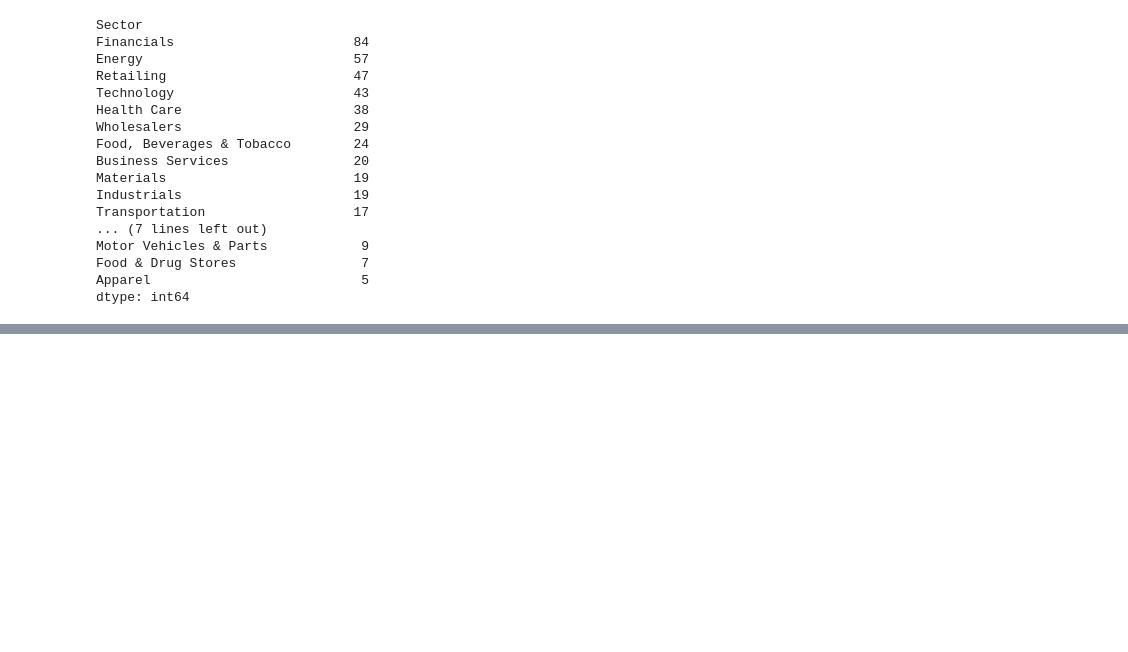
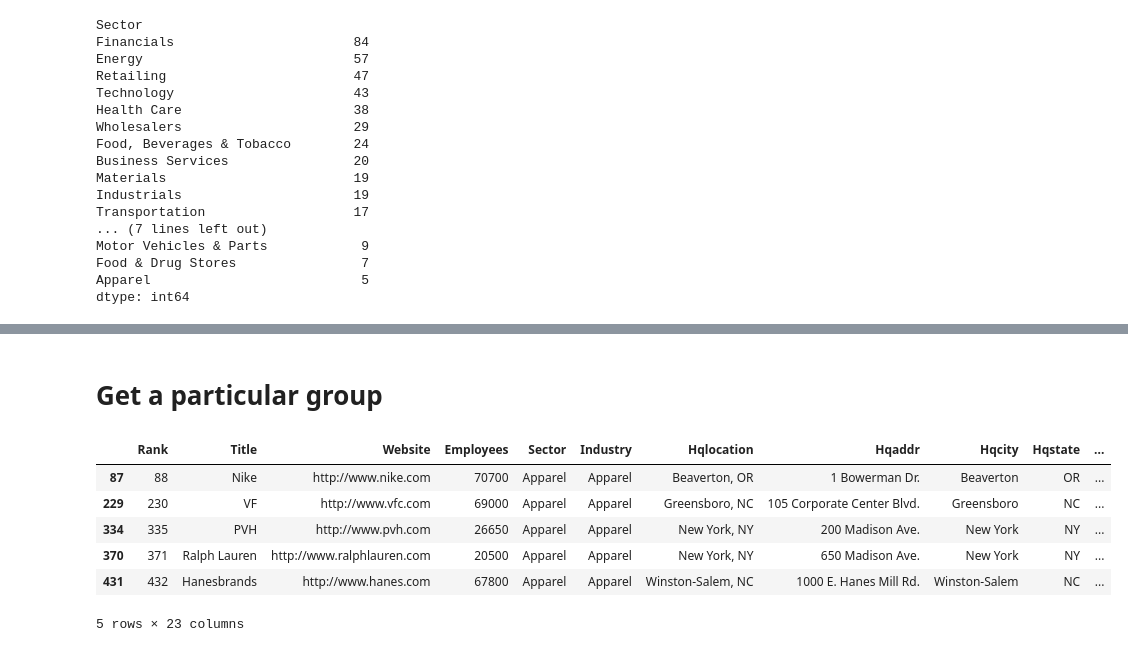
Before and after one commit to XxMurtazaxX/Machine-Learning-Prerequisites, a Jupyter notebook: Pandas/Fortune 500 Company Analysis.ipynb, the cells around one changed output, grey strips where cells are left out. Cells and saved outputs as stored; diff of their text form; code cells hidden in the pictures; blank space fills up the shorter version.

```diff
--- a/Pandas/Fortune 500 Company Analysis.ipynb
+++ b/Pandas/Fortune 500 Company Analysis.ipynb
@@ -34,0 +67,12 @@ dtype: int64
+# %% [markdown]
+# Get a particular group
+# %%
+sectors.get_group('Apparel')
+# %% [output]
+|  | Rank | Title | Website | Employees | Sector | Industry | Hqlocation | Hqaddr | Hqcity | Hqstate | ... |
+| 87 | 88 | Nike | http://www.nike.com | 70700 | Apparel | Apparel | Beaverton, OR | 1 Bowerman Dr. | Beaverton | OR | ... |
+| 229 | 230 | VF | http://www.vfc.com | 69000 | Apparel | Apparel | Greensboro, NC | 105 Corporate Center Blvd. | Greensboro | NC | ... |
+| 334 | 335 | PVH | http://www.pvh.com | 26650 | Apparel | Apparel | New York, NY | 200 Madison Ave. | New York | NY | ... |
+| 370 | 371 | Ralph Lauren | http://www.ralphlauren.com | 20500 | Apparel | Apparel | New York, NY | 650 Madison Ave. | New York | NY | ... |
+| 431 | 432 | Hanesbrands | http://www.hanes.com | 67800 | Apparel | Apparel | Winston-Salem, NC | 1000 E. Hanes Mill Rd. | Winston-Salem | NC | ... |
+5 rows × 23 columns
```
Also changed, not shown: parts of 5 cells of this notebook.
